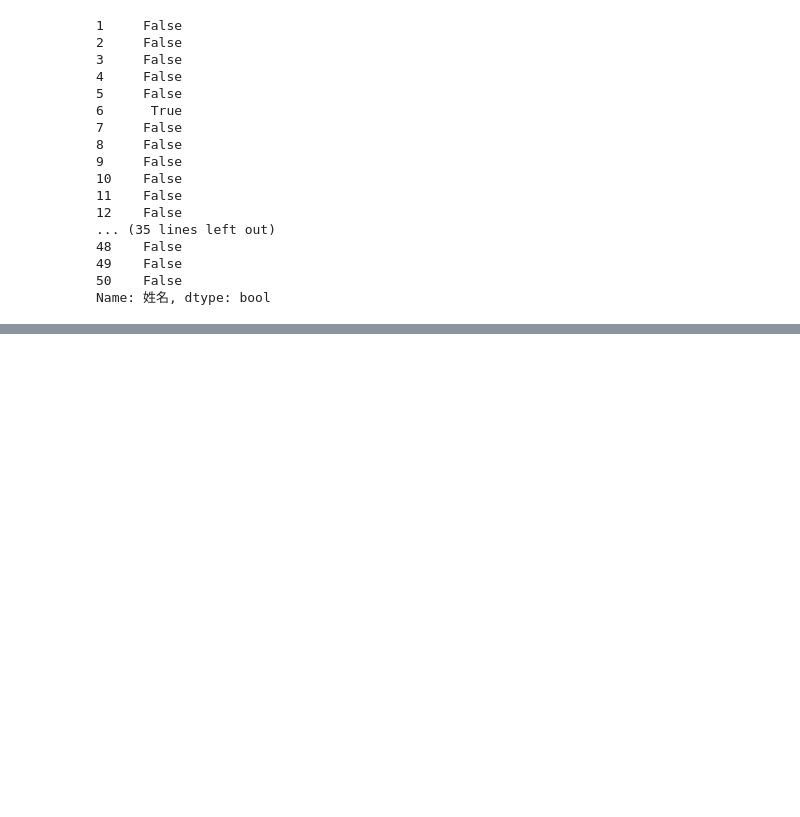
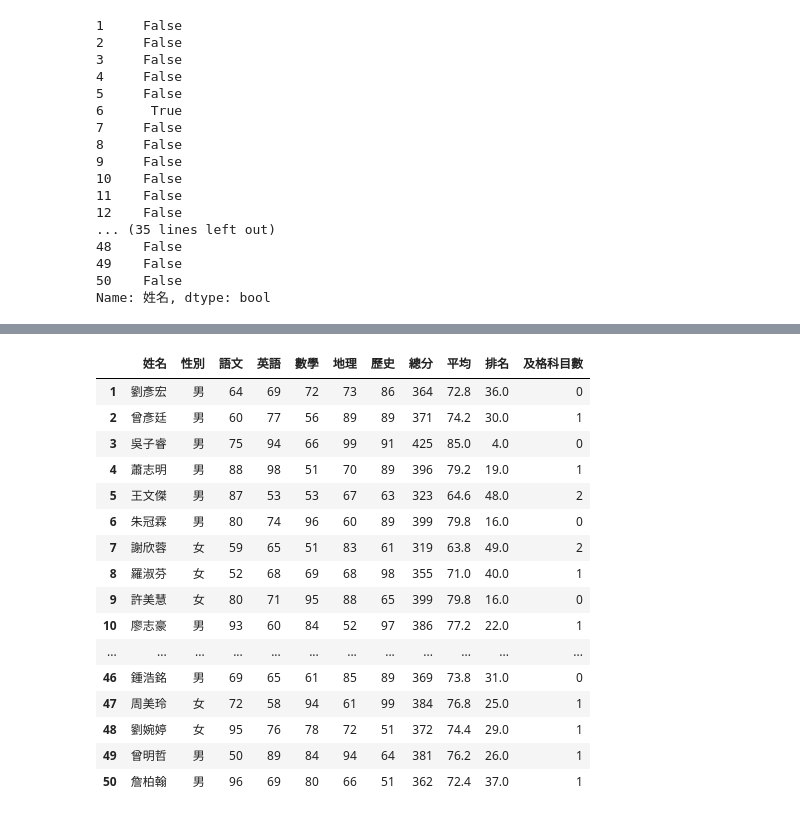
Before and after one commit to sarah-miniconda/python_2026test, a Jupyter notebook: 0718/practice1.ipynb, the cells around one changed output, grey strips where cells are left out. Cells and saved outputs as stored; diff of their text form; code cells hidden in the pictures; blank space fills up the shorter version.

```diff
--- a/0718/practice1.ipynb
+++ b/0718/practice1.ipynb
@@ -235,7 +229,26 @@ scores_df.sort_values(by = '排名')
 # %%
-from pandas import Series:
+from pandas import Series
 def caculate (s:Series)-> int:
     n = (s < 60).sum()
     return n
 
 scores_df['及格科目數'] = scores_df[['語文','英語', '數學', '地理', '歷史']].apply(caculate, axis =1)
+scores_df
+# %% [output]
+|  | 姓名 | 性別 | 語文 | 英語 | 數學 | 地理 | 歷史 | 總分 | 平均 | 排名 | 及格科目數 |
+| 1 | 劉彥宏 | 男 | 64 | 69 | 72 | 73 | 86 | 364 | 72.8 | 36.0 | 0 |
+| 2 | 曾彥廷 | 男 | 60 | 77 | 56 | 89 | 89 | 371 | 74.2 | 30.0 | 1 |
+| 3 | 吳子睿 | 男 | 75 | 94 | 66 | 99 | 91 | 425 | 85.0 | 4.0 | 0 |
+| 4 | 蕭志明 | 男 | 88 | 98 | 51 | 70 | 89 | 396 | 79.2 | 19.0 | 1 |
+| 5 | 王文傑 | 男 | 87 | 53 | 53 | 67 | 63 | 323 | 64.6 | 48.0 | 2 |
+| 6 | 朱冠霖 | 男 | 80 | 74 | 96 | 60 | 89 | 399 | 79.8 | 16.0 | 0 |
+| 7 | 謝欣蓉 | 女 | 59 | 65 | 51 | 83 | 61 | 319 | 63.8 | 49.0 | 2 |
+| 8 | 羅淑芬 | 女 | 52 | 68 | 69 | 68 | 98 | 355 | 71.0 | 40.0 | 1 |
+| 9 | 許美慧 | 女 | 80 | 71 | 95 | 88 | 65 | 399 | 79.8 | 16.0 | 0 |
+| 10 | 廖志豪 | 男 | 93 | 60 | 84 | 52 | 97 | 386 | 77.2 | 22.0 | 1 |
+| ... | ... | ... | ... | ... | ... | ... | ... | ... | ... | ... | ... |
+| 46 | 鍾浩銘 | 男 | 69 | 65 | 61 | 85 | 89 | 369 | 73.8 | 31.0 | 0 |
+| 47 | 周美玲 | 女 | 72 | 58 | 94 | 61 | 99 | 384 | 76.8 | 25.0 | 1 |
+| 48 | 劉婉婷 | 女 | 95 | 76 | 78 | 72 | 51 | 372 | 74.4 | 29.0 | 1 |
+| 49 | 曾明哲 | 男 | 50 | 89 | 84 | 94 | 64 | 381 | 76.2 | 26.0 | 1 |
+| 50 | 詹柏翰 | 男 | 96 | 69 | 80 | 66 | 51 | 362 | 72.4 | 37.0 | 1 |
```
Also changed, not shown: parts of 17 cells of this notebook, 1 other file.
